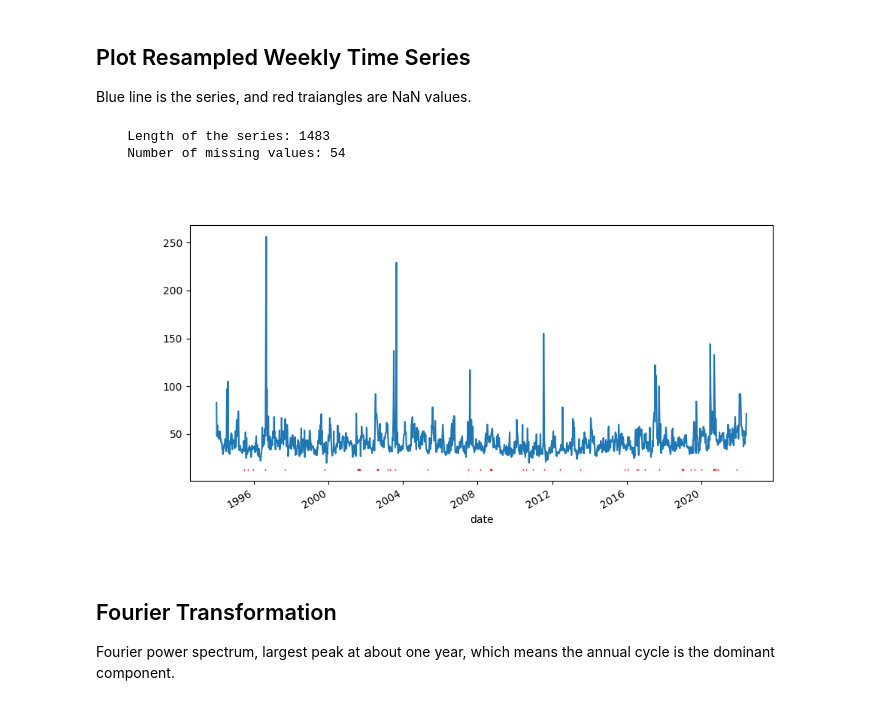
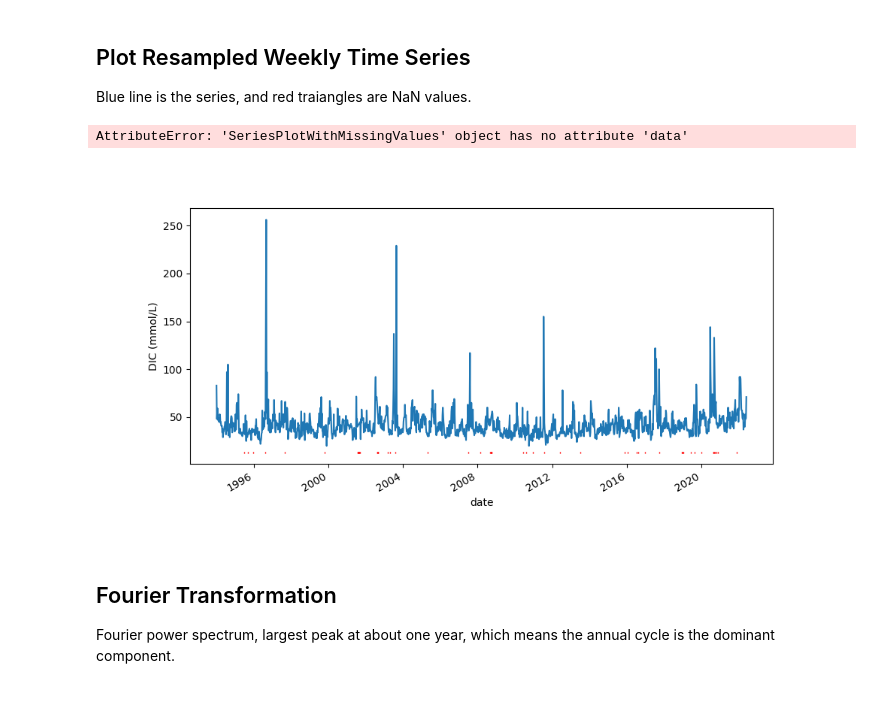
Before and after one commit to wangzcl/Hubbard-Brook-Stream-Chemistry, a Jupyter notebook: notebooks/fft.ipynb, the cells around one changed output. Saved outputs shown, nothing was run; the diff lists cells and outputs as text; code cells hidden in the pictures.

```diff
--- a/notebooks/fft.ipynb
+++ b/notebooks/fft.ipynb
@@ -70,20 +73,20 @@ Blue line is the series, and red traiangles are NaN values.
 # %%
 DIC_resampled = fft_utils.weekly_resample(DIC)
 plt.figure(**single_figure_kwargs)
 DIC_resampled_plot = hb_dic.SeriesPlotWithMissingValues()
-DIC_resampled_plot.plot(DIC_resampled)
+DIC_resampled_plot.plot(DIC_resampled,
+                        ylabel=f"DIC ({hb_config["data"]["DIC"]["unit"]})")
 print(
     """
     Length of the series: {}
     Number of missing values: {}
     """.format(
-        len(DIC_resampled_plot.data), len(DIC_resampled_plot.missing)
+        DIC_resampled_plot.n_data_, DIC_resampled_plot.n_missing_)
     )
 )
 # %% [output]
-    Length of the series: 1483
-    Number of missing values: 54
+AttributeError: 'SeriesPlotWithMissingValues' object has no attribute 'data'
-[figure, old version]
+[figure, new version]
 # %% [markdown]
 ## Fourier Transformation
 
```
Also changed, not shown: parts of 14 cells of this notebook, 3 other files.
